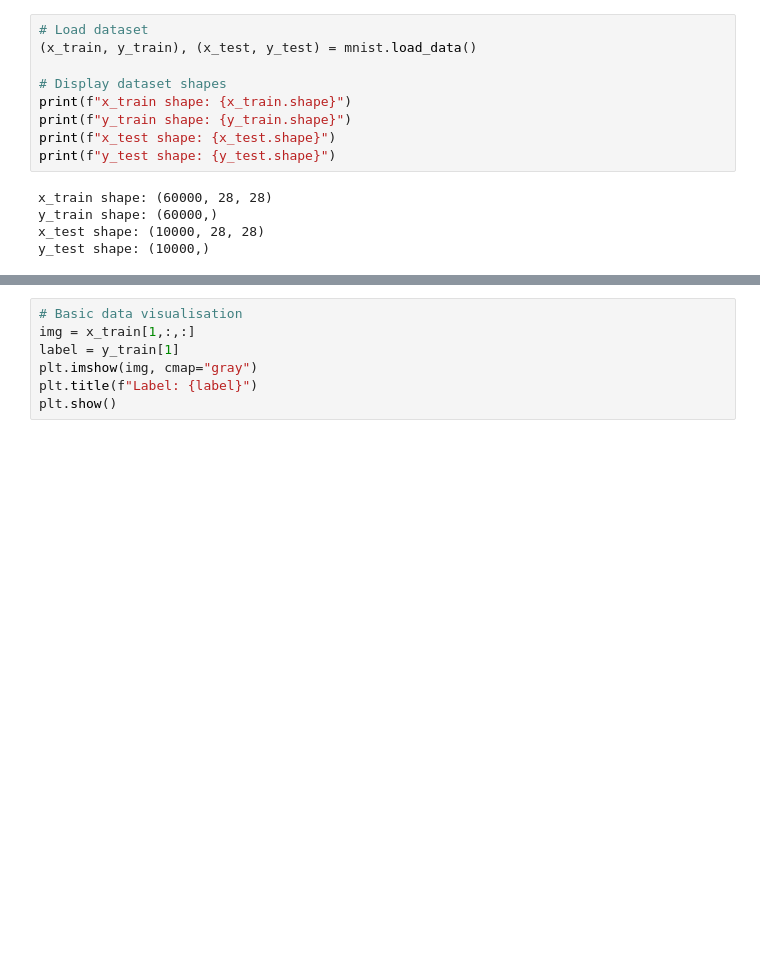
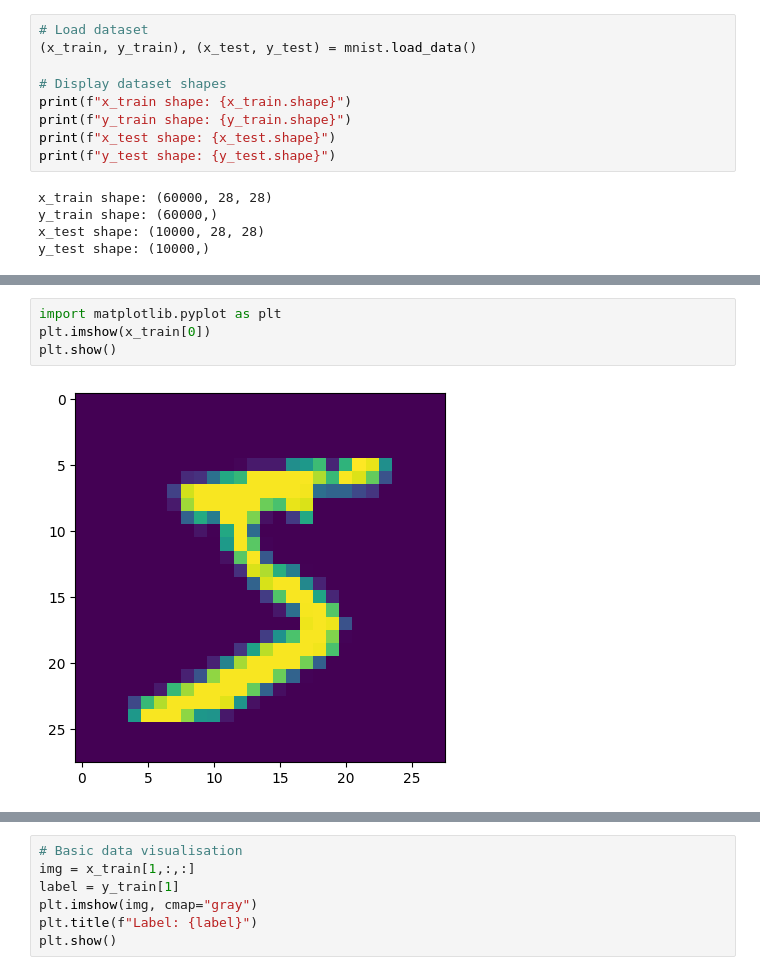
Before and after one commit to bitsakshitha/burger, a Jupyter notebook: Module 2 - Deep Learning/Class room hands-on/4 - CNN model for MNIST dataset.ipynb, the cells around one changed output, grey strips where cells are left out. Saved outputs shown, nothing was run; the diff lists cells and outputs as text; blank space fills up the shorter version.

```diff
--- a/Module 2 - Deep Learning/Class room hands-on/4 - CNN model for MNIST dataset.ipynb
+++ b/Module 2 - Deep Learning/Class room hands-on/4 - CNN model for MNIST dataset.ipynb
@@ -25,0 +51,6 @@ y_test shape: (10000,)
+# %%
+import matplotlib.pyplot as plt
+plt.imshow(x_train[0])
+plt.show()
+# %% [output]
+[figure, added]
```
Also changed, not shown: parts of 21 cells of this notebook.
